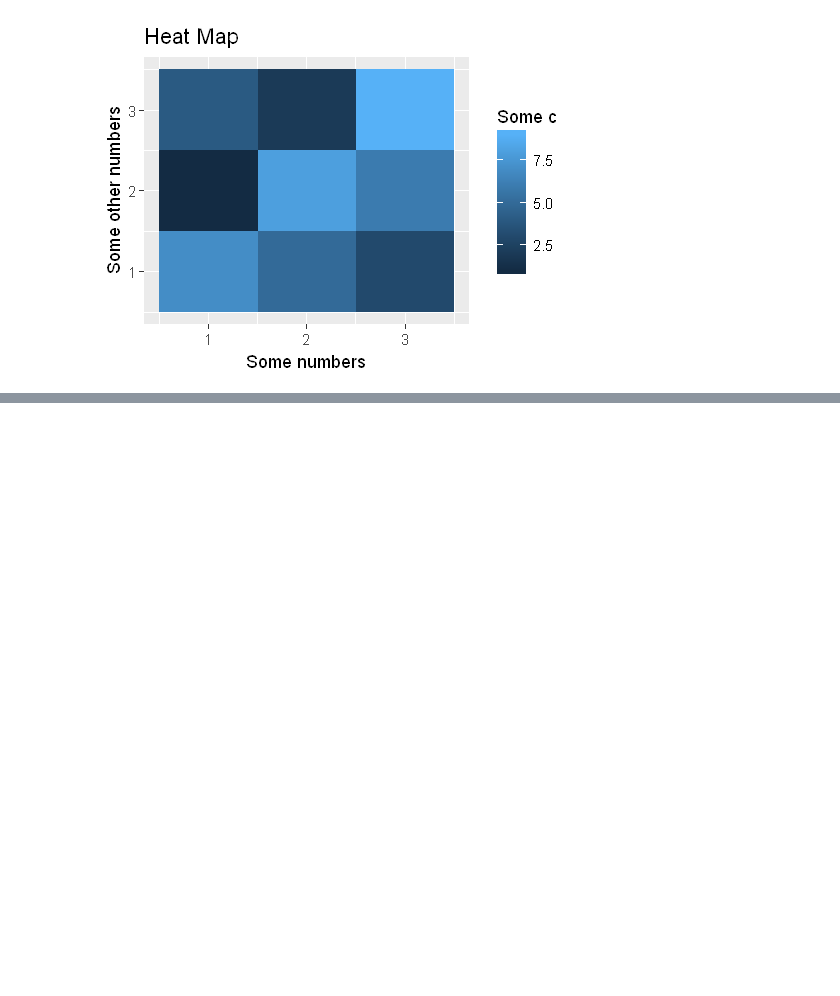
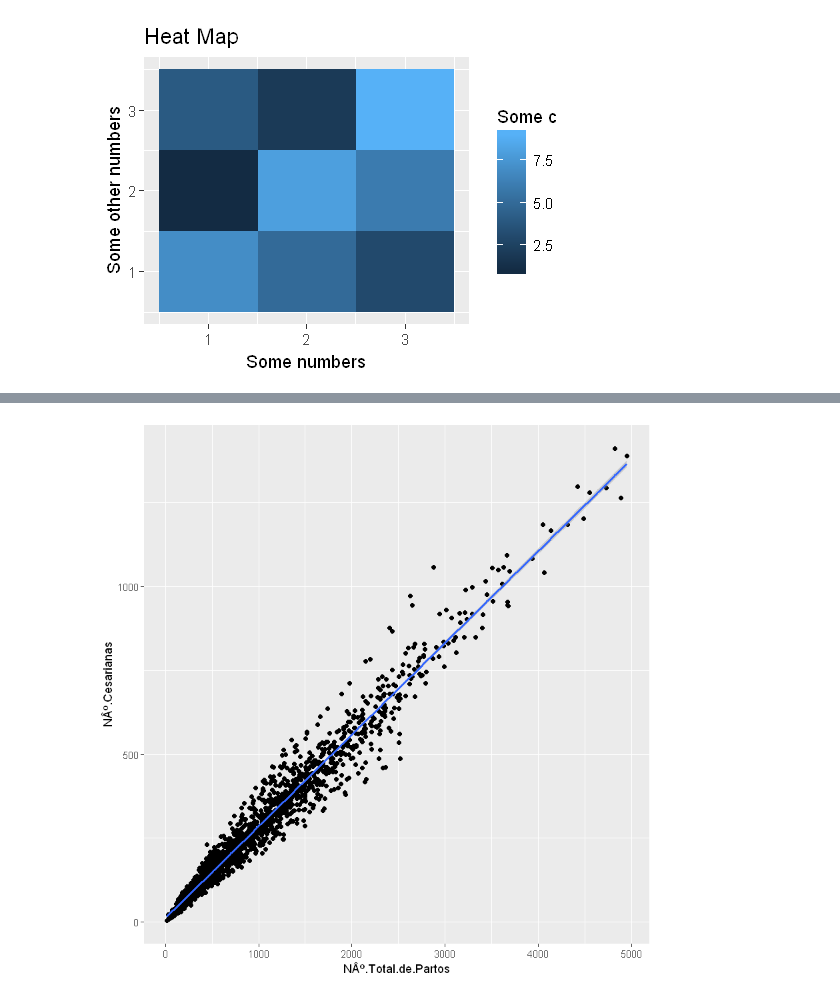
Before and after one commit to lizamc/ggplot2_workshop, a Jupyter notebook: ggplot2.ipynb, the cells around one changed output, grey strips where cells are left out. Drawn from its saved outputs; the diff is of its cells as text; code cells hidden in the pictures; blank space fills up the shorter version.

Commit message:
version 2 + dataset partos e cesarianas

```diff
--- a/ggplot2.ipynb
+++ b/ggplot2.ipynb
@@ -634,0 +638,2 @@ ggplot(our_data, aes(a, b)) + geom_raster(aes(fill = c)) +
+# %%
+partos <- read.csv2("partos-e-cesarianas.csv", header = TRUE, stringsAsFactors= TRUE)
@@ -634,0 +658,2 @@ ggplot(our_data, aes(a, b)) + geom_raster(aes(fill = c)) +
+# %%
+partos <- partos[complete.cases(partos),]
@@ -634,0 +668,4 @@ ggplot(our_data, aes(a, b)) + geom_raster(aes(fill = c)) +
+# %%
+partos$Year <- substr(partos$PerÃ.odo, 1,4)
+partos$Month <- substr(partos$PerÃ.odo, 6,7)
+head(partos)
@@ -634,0 +682,5 @@ ggplot(our_data, aes(a, b)) + geom_raster(aes(fill = c)) +
+# %%
+g <- ggplot(partos, aes(x=NÂº.Total.de.Partos, y=NÂº.Cesarianas))
+g + geom_point() + geom_smooth(method="lm")
+# %% [output]
+[figure, added]
```
Also changed, not shown: parts of 9 cells of this notebook.
